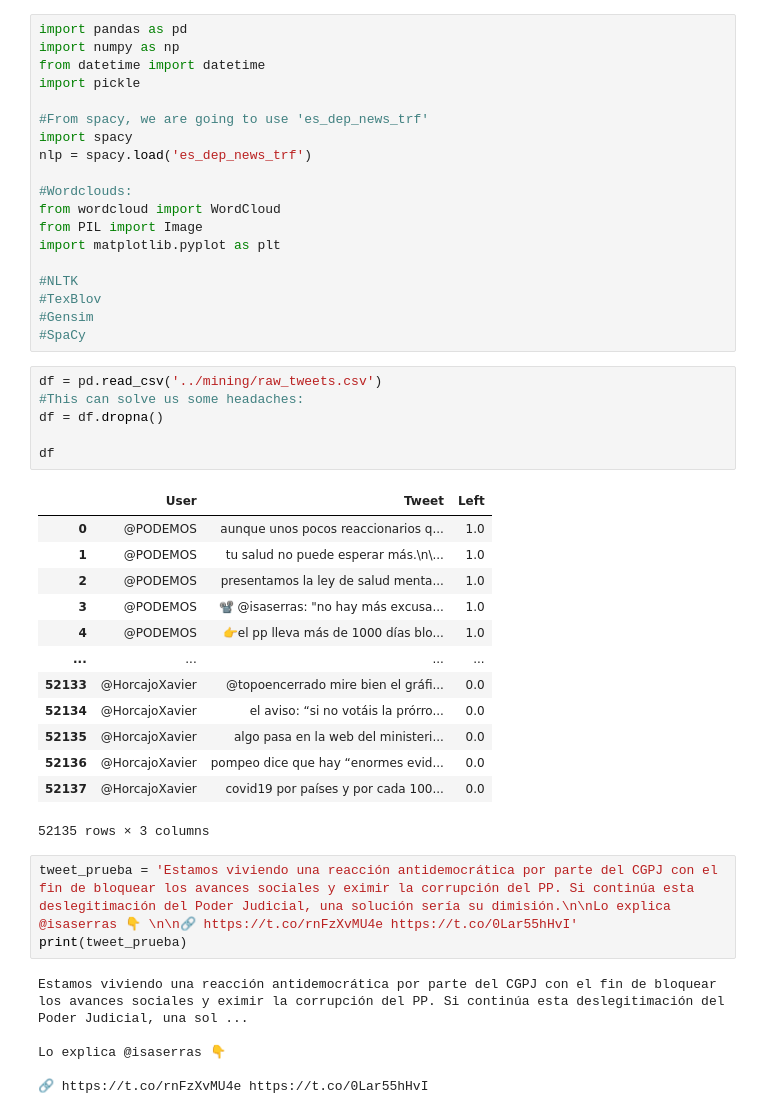
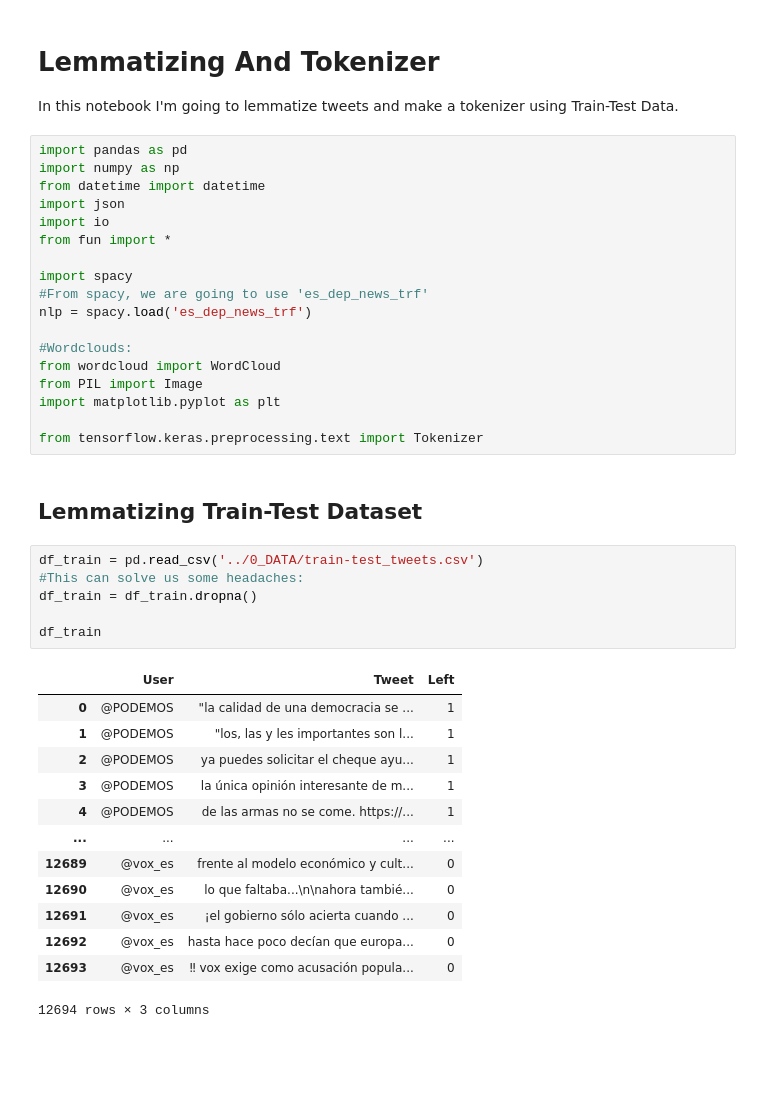
Before and after one commit to rubzip/PoliticalPass, a Jupyter notebook: 2_CLEANING/data_cleaning.ipynb, the cells around one changed output. Saved outputs shown, nothing was run; the diff lists cells and outputs as text; blank space fills up the shorter version.

```diff
--- a/2_CLEANING/data_cleaning.ipynb
+++ b/2_CLEANING/data_cleaning.ipynb
@@ -1,11 +1,17 @@
+# %% [markdown]
+# Lemmatizing And Tokenizer
+
+In this notebook I'm going to lemmatize tweets and make a tokenizer using Train-Test Data.
 # %%
 import pandas as pd
 import numpy as np
 from datetime import datetime
-import pickle
+import json
+import io
+from fun import *
 
+import spacy
 #From spacy, we are going to use 'es_dep_news_trf'
-import spacy
 nlp = spacy.load('es_dep_news_trf')
 
 #Wordclouds:
@@ -13,37 +19,27 @@ from wordcloud import WordCloud
 from PIL import Image
 import matplotlib.pyplot as plt
 
-#NLTK
-#TexBlov
-#Gensim
-#SpaCy
+from tensorflow.keras.preprocessing.text import Tokenizer
+# %% [markdown]
+## Lemmatizing Train-Test Dataset
 # %%
-df = pd.read_csv('../mining/raw_tweets.csv')
+df_train = pd.read_csv('../0_DATA/train-test_tweets.csv')
 #This can solve us some headaches:
-df = df.dropna()
+df_train = df_train.dropna()
 
-df
+df_train
 # %% [output]
 |  | User | Tweet | Left |
-| 0 | @PODEMOS | aunque unos pocos reaccionarios q... | 1.0 |
-| 1 | @PODEMOS | tu salud no puede esperar más.\n\... | 1.0 |
-| 2 | @PODEMOS | presentamos la ley de salud menta... | 1.0 |
-| 3 | @PODEMOS | 📽️ @isaserras: "no hay más excusa... | 1.0 |
-| 4 | @PODEMOS | 👉el pp lleva más de 1000 días blo... | 1.0 |
+| 0 | @PODEMOS | "la calidad de una democracia se ... | 1 |
+| 1 | @PODEMOS | "los, las y les importantes son l... | 1 |
+| 2 | @PODEMOS | ya puedes solicitar el cheque ayu... | 1 |
+| 3 | @PODEMOS | la única opinión interesante de m... | 1 |
+| 4 | @PODEMOS | de las armas no se come. https://... | 1 |
 | ... | ... | ... | ... |
-| 52133 | @HorcajoXavier | @topoencerrado mire bien el gráfi... | 0.0 |
-| 52134 | @HorcajoXavier | el aviso: “si no votáis la prórro... | 0.0 |
-| 52135 | @HorcajoXavier | algo pasa en la web del ministeri... | 0.0 |
-| 52136 | @HorcajoXavier | pompeo dice que hay “enormes evid... | 0.0 |
-| 52137 | @HorcajoXavier | covid19 por países y por cada 100... | 0.0 |
+| 12689 | @vox_es | frente al modelo económico y cult... | 0 |
+| 12690 | @vox_es | lo que faltaba...\n\nahora tambié... | 0 |
+| 12691 | @vox_es | ¡el gobierno sólo acierta cuando ... | 0 |
+| 12692 | @vox_es | hasta hace poco decían que europa... | 0 |
+| 12693 | @vox_es | ‼ vox exige como acusación popula... | 0 |
-52135 rows × 3 columns
+12694 rows × 3 columns
-# %%
-tweet_prueba = 'Estamos viviendo una reacción antidemocrática por parte del CGPJ con el fin de bloquear los avances sociales y eximir la corrupción del PP. Si continúa esta deslegitimación del Poder Judicial, una solución sería su dimisión.\n\nLo explica @isaserras 👇 \n\n🔗 https://t.co/rnFzXvMU4e https://t.co/0Lar55hHvI'
-print(tweet_prueba)
-# %% [output]
-Estamos viviendo una reacción antidemocrática por parte del CGPJ con el fin de bloquear los avances sociales y eximir la corrupción del PP. Si continúa esta deslegitimación del Poder Judicial, una sol ...
-
-Lo explica @isaserras 👇
-
-🔗 https://t.co/rnFzXvMU4e https://t.co/0Lar55hHvI
 # %%
```
Also changed, not shown: parts of 17 cells of this notebook, 21 other files.
